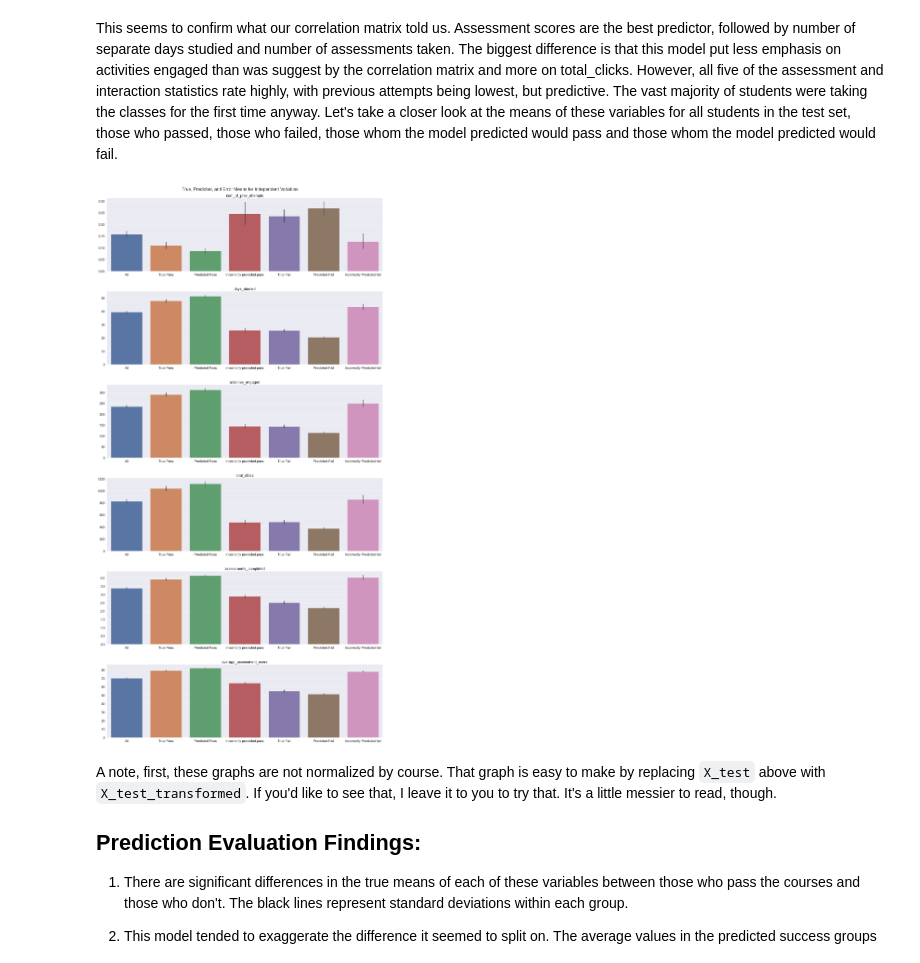
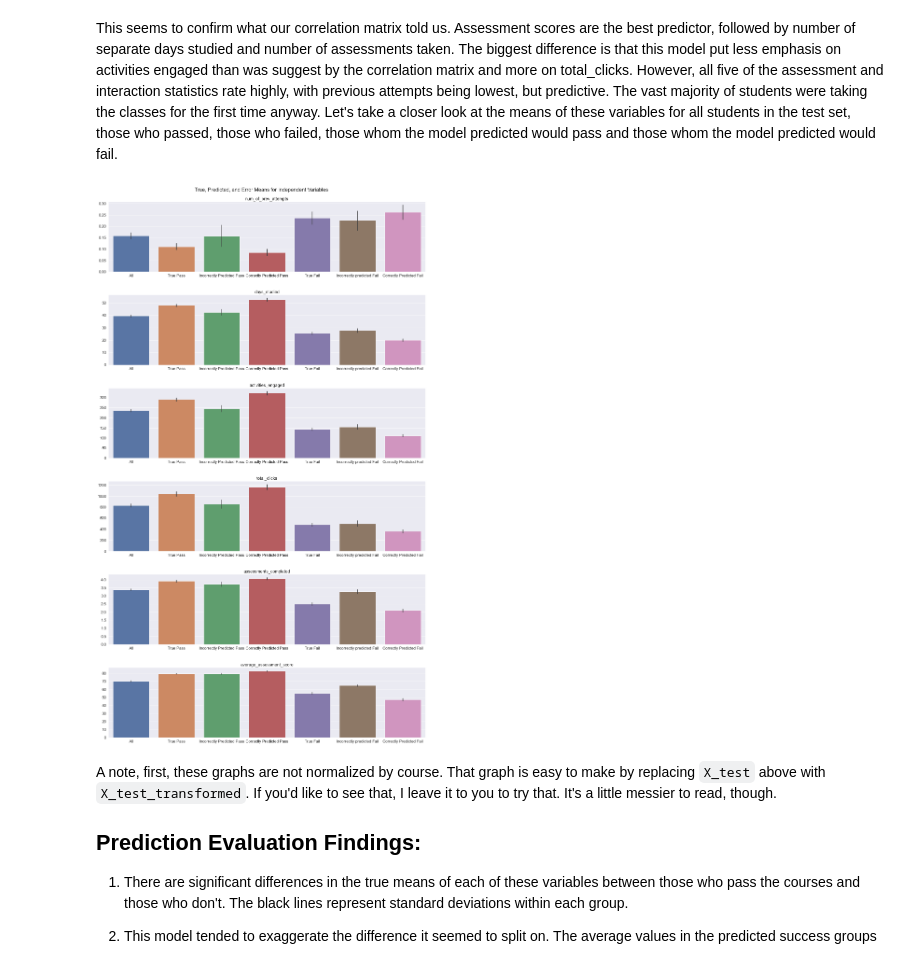
Before and after one commit to Caellwyn/ou_student_predictions, a Jupyter notebook: report/report_notebook.ipynb, the cells around one changed output. Cells and saved outputs as stored; diff of their text form; code cells hidden in the pictures.

```diff
--- a/report/report_notebook.ipynb
+++ b/report/report_notebook.ipynb
@@ -507,35 +484,38 @@ This seems to confirm what our correlation matrix told us.  Assessment scores ar
 # %%
 evaluation = X_test.copy()
 
 evaluation['result'] = y_test
 evaluation['XGB'] = y_pred
 evaluation['true uncollapsed'] = y_test_uncollapsed
 
-fig, axes = plt.subplots(6,1, figsize = (22,40))
+fig, axes = plt.subplots(6,1, figsize = (22,35))
 axes = axes.ravel()
 for i, column in enumerate(X_test.columns[1:]):
     to_graph = pd.DataFrame()
     to_graph['All'] = evaluation[column]
     to_graph['True Pass'] = evaluation[evaluation['result'] == 'No Intervention'][column]
-    to_graph['Predicted Pass'] = evaluation[evaluation['XGB'] == 'No Intervention'][column]
-    to_graph['Incorrectly predicted pass'] = evaluation[(evaluation['XGB']
+    to_graph['Incorrectly Predicted Pass'] = evaluation[(evaluation['XGB']
+                                               != evaluation['result'])
+                                               & (evaluation['XGB'] == 'No Intervention')][column]
+    to_graph['Correctly Predicted Pass'] = evaluation[(evaluation['XGB'] == 'No Intervention')
+                                           & (evaluation['XGB'] == evaluation['result'])][column]
+    to_graph['True Fail'] = evaluation[evaluation['result'] == 'Needs Intervention'][column]
+    to_graph['Incorrectly predicted Fail'] = evaluation[(evaluation['XGB']
                                                != evaluation['result'])
                                                & (evaluation['XGB'] == 'Needs Intervention')][column]
-    to_graph['True Fail'] = evaluation[evaluation['result'] == 'Needs Intervention'][column]
-    to_graph['Predicted Fail'] = evaluation[evaluation['XGB'] == 'Needs Intervention'][column]
-    to_graph['Incorrectly Predicted fail'] = evaluation[(evaluation['XGB']
-                                               != evaluation['result'])
-                                               & (evaluation['XGB'] == 'No Intervention')][column]
+    to_graph['Correctly Predicted Fail'] = evaluation[(evaluation['XGB'] == 'Needs Intervention')
+                                           & (evaluation['XGB'] == evaluation['result'])][column]
+
 
     sns.barplot(data = to_graph, ax = axes[i])
     axes[i].set(title=column)
 
-fig.tight_layout(pad = 5, h_pad = 3)
+fig.tight_layout(pad = 5, h_pad = 3, w_pad = 5)
 plt.suptitle('True, Predicted, and Error Means for Independent Variables')
 plt.savefig('../figures/true_pred_error_var_means.png', dpi=250)
 plt.show()
 # %% [output]
-[figure, old version]
+[figure, new version]
 # %% [markdown]
 A note, first, these graphs are not normalized by course.  That graph is easy to make by replacing `X_test` above with `X_test_transformed`.  If you'd like to see that, I leave it to you to try that.  It's a little messier to read, though.
 
```
Also changed, not shown: parts of 6 cells of this notebook, 5 other files.
